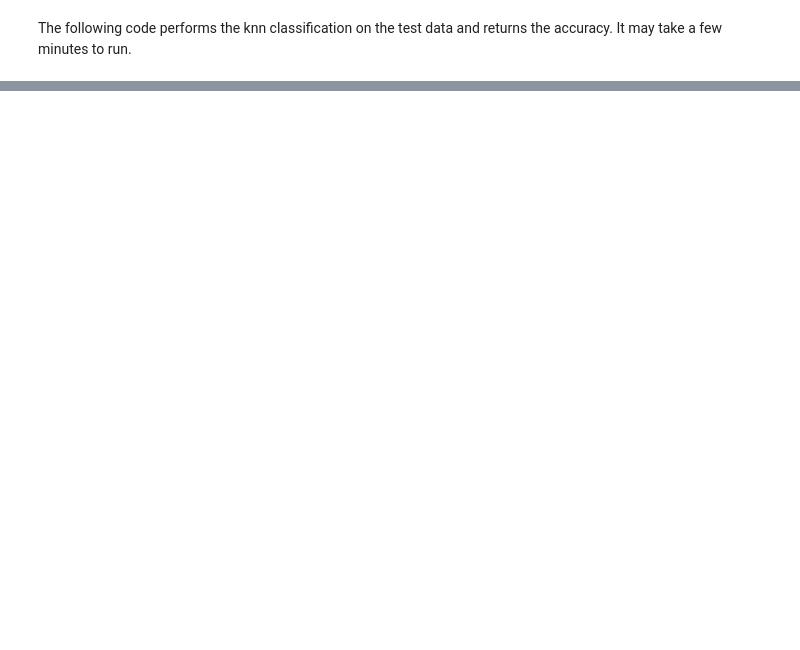
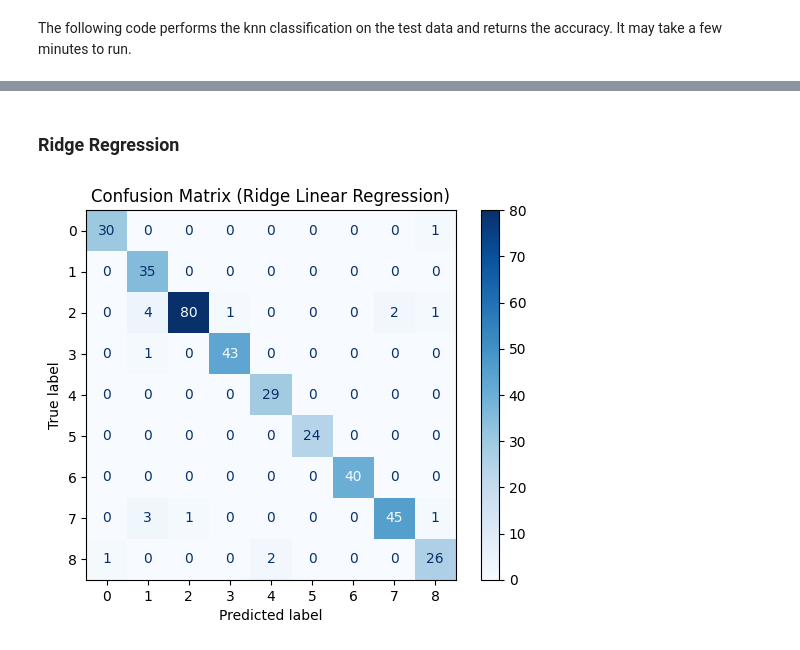
Before and after one commit to MaDoJo/AML_Group13, a Jupyter notebook: pipeline.ipynb, the cells around one changed output, grey strips where cells are left out. Saved outputs shown, nothing was run; the diff lists cells and outputs as text; code cells hidden in the pictures; blank space fills up the shorter version.

```diff
--- a/pipeline.ipynb
+++ b/pipeline.ipynb
@@ -88,6 +95,7 @@ visualize_PC_variance(feature_variances, log=False)
 from src.utils.k_fold import get_k_folds
 
 folds = get_k_folds(train_feature_vectors, train_class_matrix, k=5)
+leave_one_out_folds = get_k_folds(train_feature_vectors, train_class_matrix, k=TRAIN_DATA_POINTS)
 # %% [markdown]
 ### Linear regression
 # %%
@@ -95,9 +103,12 @@ from src.linear_regression.classifier import compute_regression_classifier, comp
 
 reg = compute_regression_classifier(train_feature_vectors, train_class_matrix)
 
-mse = compute_MSE(reg, test_feature_vectors, test_class_matrix)
-mismatch = compute_mismatch(reg, test_feature_vectors, test_class_matrix)
+reg_mse = compute_MSE(reg, test_feature_vectors, test_class_matrix)
+reg_mismatch = compute_mismatch(reg, test_feature_vectors, test_class_matrix)
 
-print("Test MSE: ", mse)
-print("Test Mismatch: ", mismatch)
+print("Test MSE: ", reg_mse)
+print("Test Mismatch: ", reg_mismatch)
+
+reg_accuracy = 1- reg_mismatch
+print("Reg Accuracy: ", reg_accuracy)
 # %% [output]
@@ -205,0 +319,19 @@ print("Mismatch:\t{:.2f}%".format(100 - accuracy))
+# %% [markdown]
+### Ridge Regression
+# %%
+import torch
+import numpy as np
+from src.random_forest.evaluate import compute_per_class_metrics
+from src.utils.visualize_results import plot_cm
+
+# Get predictions and true labels
+Y_pred = np.matmul(test_feature_vectors, ridge_reg)
+Y_true = np.argmax(test_class_matrix, axis=1)
+Y_pred_classes = np.argmax(Y_pred, axis=1)
+
+# Compute per-class metrics
+ridge_reg_metrics = compute_per_class_metrics(torch.from_numpy(Y_pred_classes), torch.from_numpy(Y_true), num_classes=test_class_matrix.shape[1])
+
+plot_cm("Confusion Matrix (Ridge Linear Regression)", Y_true, Y_pred_classes)
+# %% [output]
+[figure, added]
```
Also changed, not shown: parts of 21 cells of this notebook, 4 other files.
